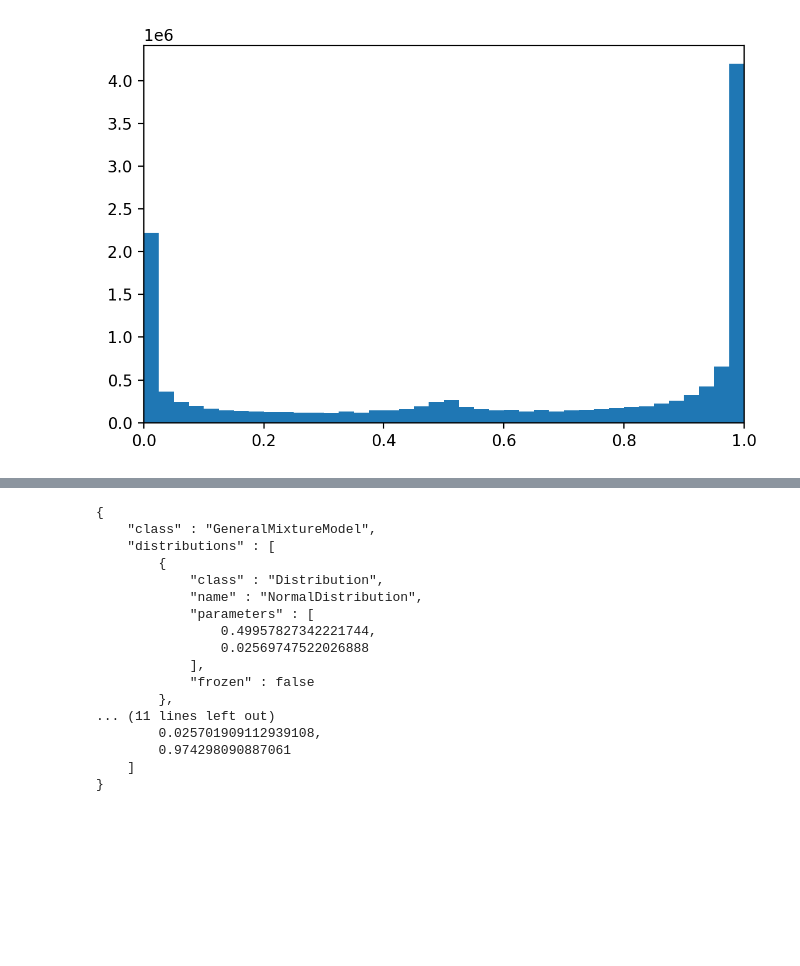
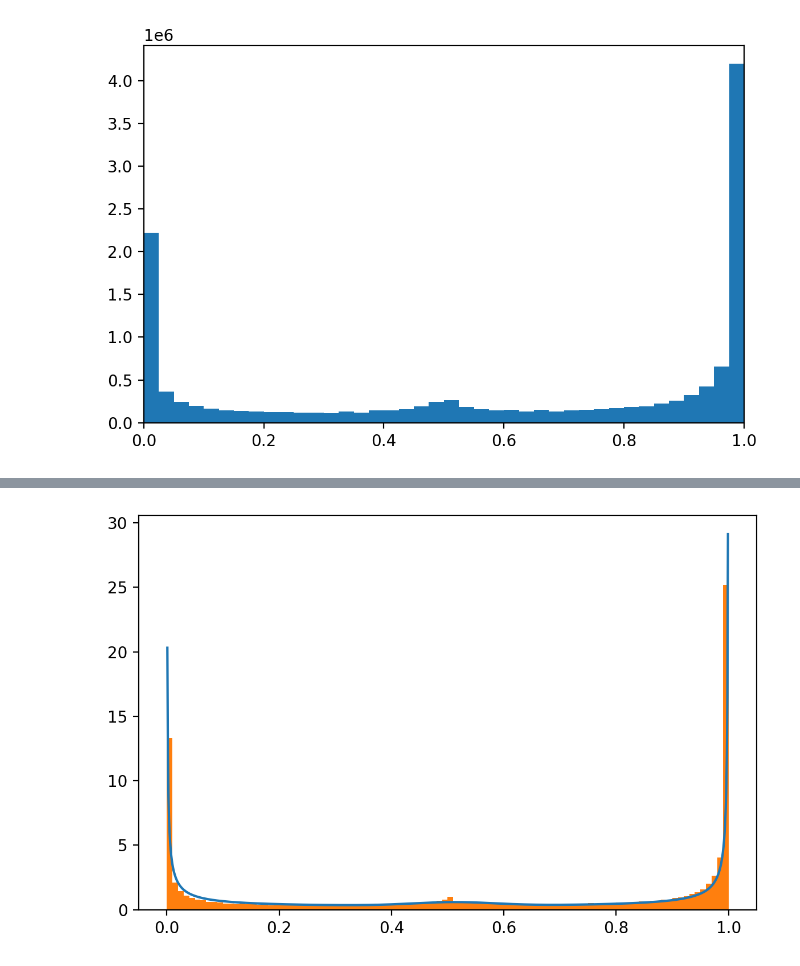
Before and after one commit to snajder-r/benchmark_meth5, a Jupyter notebook: notebooks/nanopolish_simulator.ipynb, the cells around one changed output, grey strips where cells are left out. Cells and saved outputs as stored; diff of their text form; code cells hidden in the pictures; blank space fills up the shorter version.

```diff
--- a/notebooks/nanopolish_simulator.ipynb
+++ b/notebooks/nanopolish_simulator.ipynb
@@ -16,7 +16,7 @@ def estimate_beta_dist(x):
     beta = alpha * (1/mean - 1)
     return alpha, beta
 # %%
-pa = PlotArchiver("simulation", config={"plot_archive_dir": "/home/r933r/snajder/nanoepitools_plots/benchmark"})
+pa = PlotArchiver("simulation", headless=False, config={"plot_archive_dir": "/home/r933r/snajder/nanoepitools_plots/benchmark"})
 
 Fasta(module_config.reference)
 # %% [output]
@@ -108,21 +45,37 @@ model = GeneralMixtureModel([NormalDistribution(0.5, 0.025), MyBetaDistribution(
-# %%
-model.fit(np.clip(ps,0.01, 0.99))
-# %% [output]
-{
-    "class" : "GeneralMixtureModel",
-    "distributions" : [
-        {
-            "class" : "Distribution",
-            "name" : "NormalDistribution",
-            "parameters" : [
-                0.49957827342221744,
-                0.02569747522026888
-            ],
-            "frozen" : false
-        },
-... (11 lines left out)
-        0.025701909112939108,
-        0.974298090887061
-    ]
-}
+# %%
+from bayes_opt import BayesianOptimization
+from pomegranate import NormalDistribution, BetaDistribution
+
+ps_clipped = np.clip(ps, 1e-10, 1-1e-10)
+def loss_bimodal(a, b, mu, sigma, w1):
+    beta_loss = BetaDistribution(a, b).probability(ps_clipped)
+    norm_loss = NormalDistribution(mu, sigma).probability(ps_clipped)
+    return np.log(w1 * beta_loss + (1 - w1) * norm_loss).sum()
+
+def pdf_bimodal(a, b, mu, sigma, w1, x=np.arange(0, 1, 0.01)):
+    return w1 * BetaDistribution(a, b).probability(x) + \
+        (1 - w1) * NormalDistribution(mu, sigma).probability(x)
+
+optimizer = BayesianOptimization(
+    f=loss_bimodal,
+    pbounds={'mu': (0.25, 0.75),
+             'sigma': (0.01, 0.1),
+             'a': (0.01, 0.99),
+             'b': (0.01, 0.99),
+             'w1': (0.8, 0.99)},
+    random_state=1
+)
+optimizer.maximize(
+    init_points=5,
+    n_iter=100, kappa_decay=0.95
+)
+# %%
+a, b, mu, sigma, w1 = [v for k, v in optimizer.max['params'].items()]
+x = np.arange(0, 1, 0.001)
+pa.figure()
+plt.plot(x, pdf_bimodal(a, b, mu, sigma, w1, x))
+plt.hist(ps_clipped, density=True, bins=100)
+plt.show()
+# %% [output]
+[figure, added]
 # %%
```
Also changed, not shown: parts of 19 cells of this notebook.
